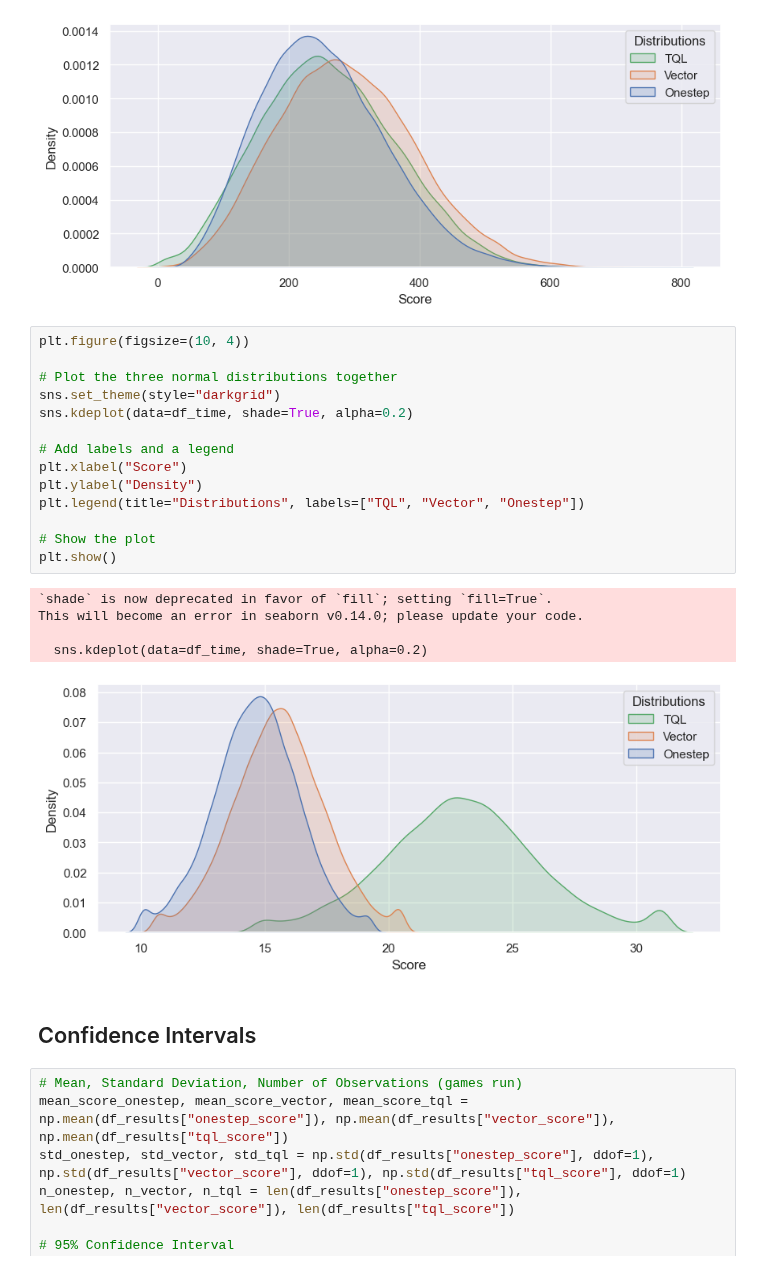
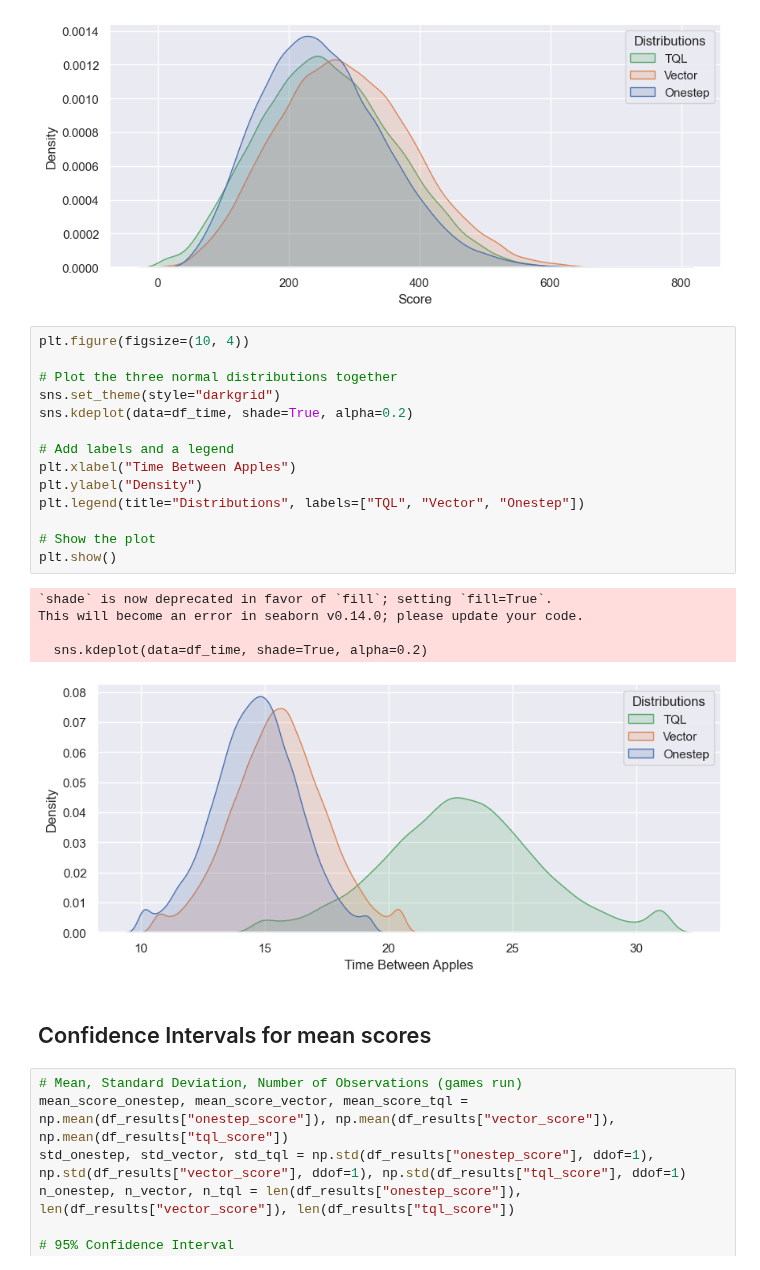
Before and after one commit to vietnhprivat/snake_ai, a Jupyter notebook: src/Classes/data_collection_test.ipynb, the cells around one changed output. Saved outputs shown, nothing was run; the diff lists cells and outputs as text.

Commit message:
Confidence interval for time between apples

```diff
--- a/src/Classes/data_collection_test.ipynb
+++ b/src/Classes/data_collection_test.ipynb
@@ -85,25 +85,25 @@ This will become an error in seaborn v0.14.0; please update your code.
 # %%
 plt.figure(figsize=(10, 4))
 
 # Plot the three normal distributions together
 sns.set_theme(style="darkgrid")
 sns.kdeplot(data=df_time, shade=True, alpha=0.2)
 
 # Add labels and a legend
-plt.xlabel("Score")
+plt.xlabel("Time Between Apples")
 plt.ylabel("Density")
 plt.legend(title="Distributions", labels=["TQL", "Vector", "Onestep"])
 
 # Show the plot
 plt.show()
 # %% [output]
 `shade` is now deprecated in favor of `fill`; setting `fill=True`.
 This will become an error in seaborn v0.14.0; please update your code.
 
   sns.kdeplot(data=df_time, shade=True, alpha=0.2)
-[figure, old version]
+[figure, new version]
 # %% [markdown]
-## Confidence Intervals
+## Confidence Intervals for mean scores
 # %%
 # Mean, Standard Deviation, Number of Observations (games run)
 mean_score_onestep, mean_score_vector, mean_score_tql = np.mean(df_results["onestep_score"]), np.mean(df_results["vector_score"]), np.mean(df_results["tql_score"])
```
Also changed, not shown: parts of 2 cells of this notebook.
